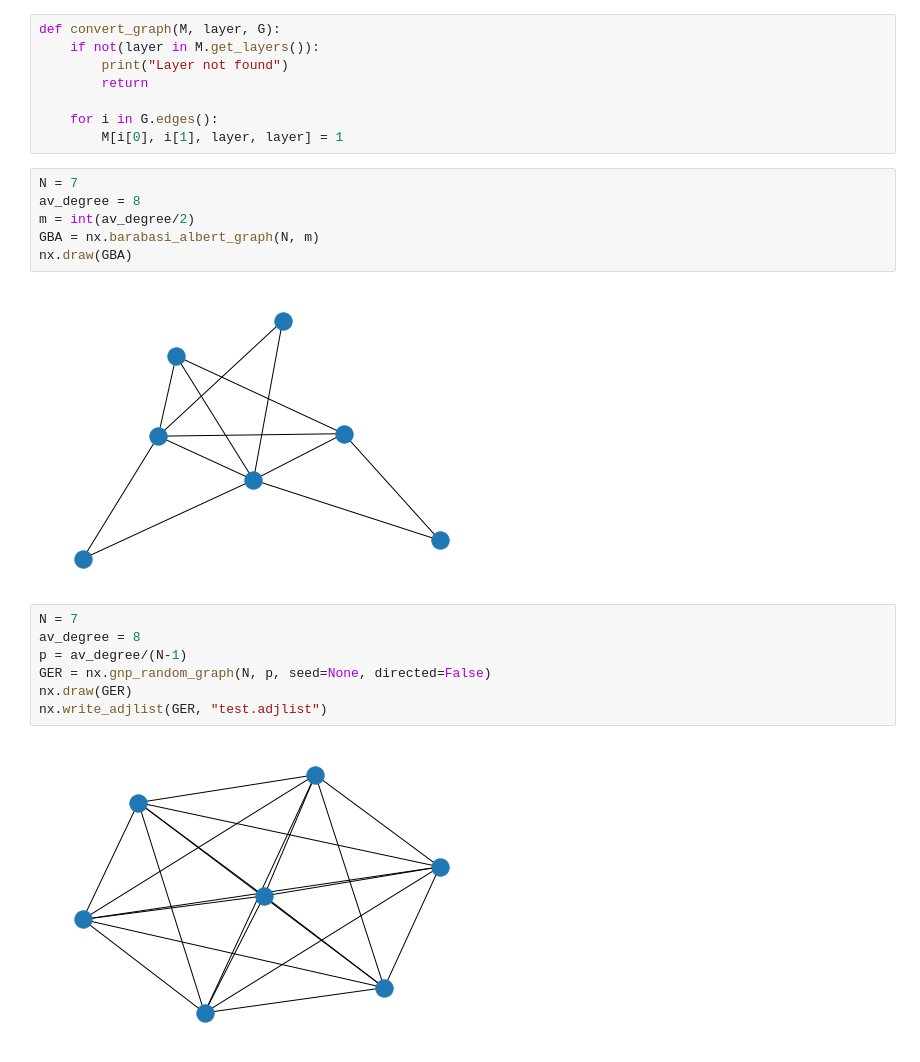
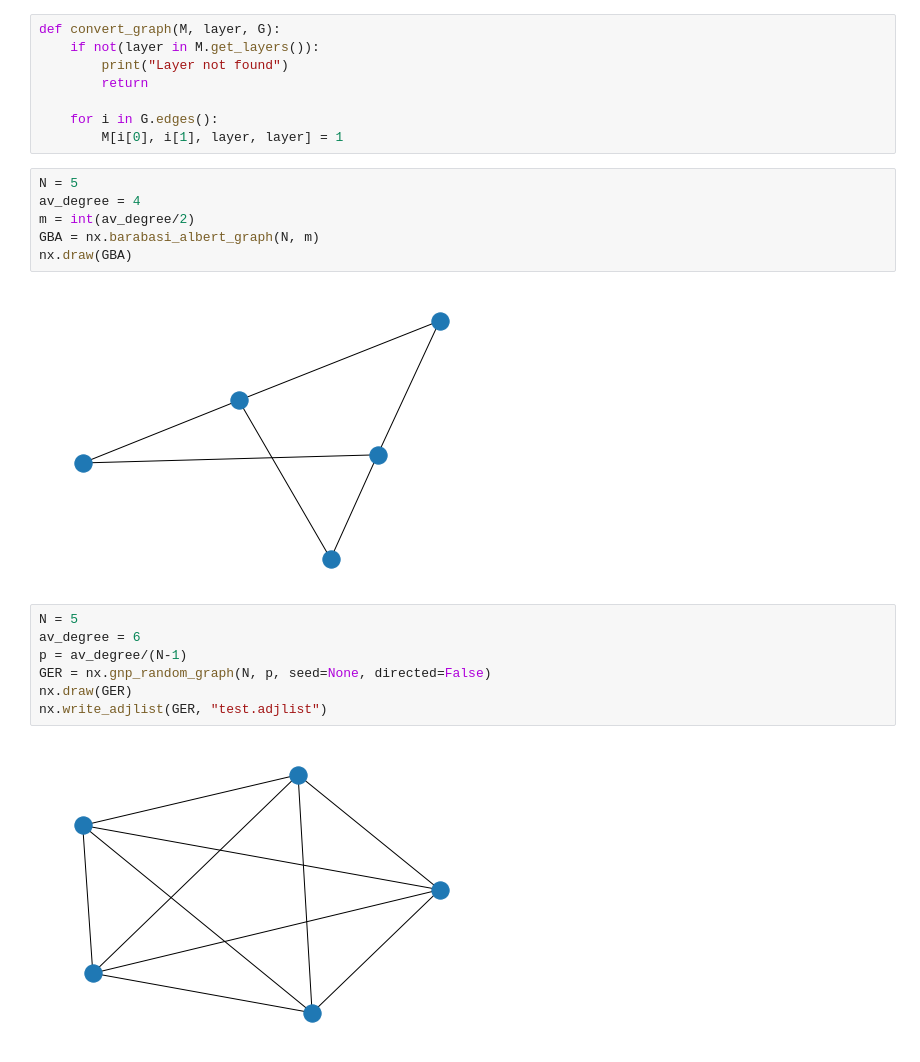
Before and after one commit to PauloMRocha/Epidemics_In_Multilayer_Networks, a Jupyter notebook: Multilayer Epidemics.ipynb, the cells around one changed output. Drawn from its saved outputs; the diff is of its cells as text.

```diff
--- a/Multilayer Epidemics.ipynb
+++ b/Multilayer Epidemics.ipynb
@@ -14,22 +14,22 @@ def convert_graph(M, layer, G):
     for i in G.edges():
         M[i[0], i[1], layer, layer] = 1
 # %%
-N = 7
-av_degree = 8
+N = 5
+av_degree = 4
 m = int(av_degree/2)
 GBA = nx.barabasi_albert_graph(N, m)
 nx.draw(GBA)
 # %% [output]
-[figure, old version]
+[figure, new version]
 # %%
-N = 7
-av_degree = 8
+N = 5
+av_degree = 6
 p = av_degree/(N-1)
 GER = nx.gnp_random_graph(N, p, seed=None, directed=False)
 nx.draw(GER)
 nx.write_adjlist(GER, "test.adjlist")
 # %% [output]
-[figure, old version]
+[figure, new version]
 # %%
 net = mn.MultilayerNetwork(aspects=1)
 net.add_layer('a')
```
Also changed, not shown: parts of 9 cells of this notebook, 1 other file.
